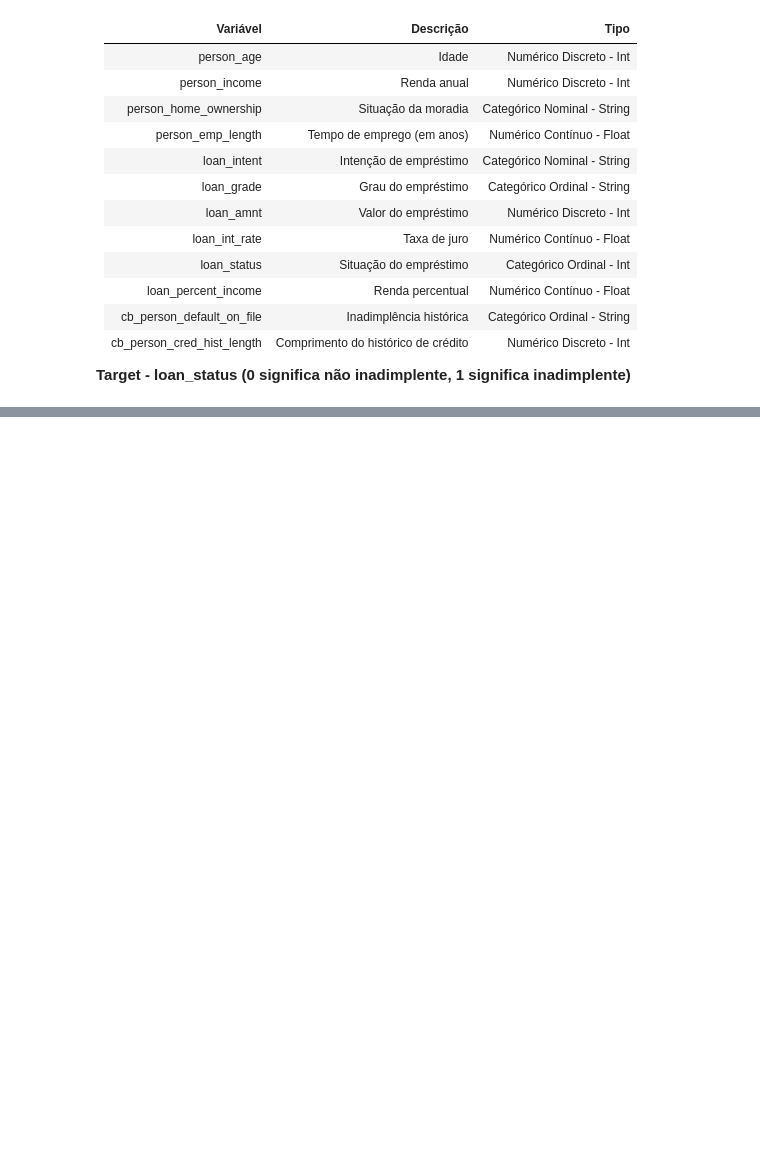
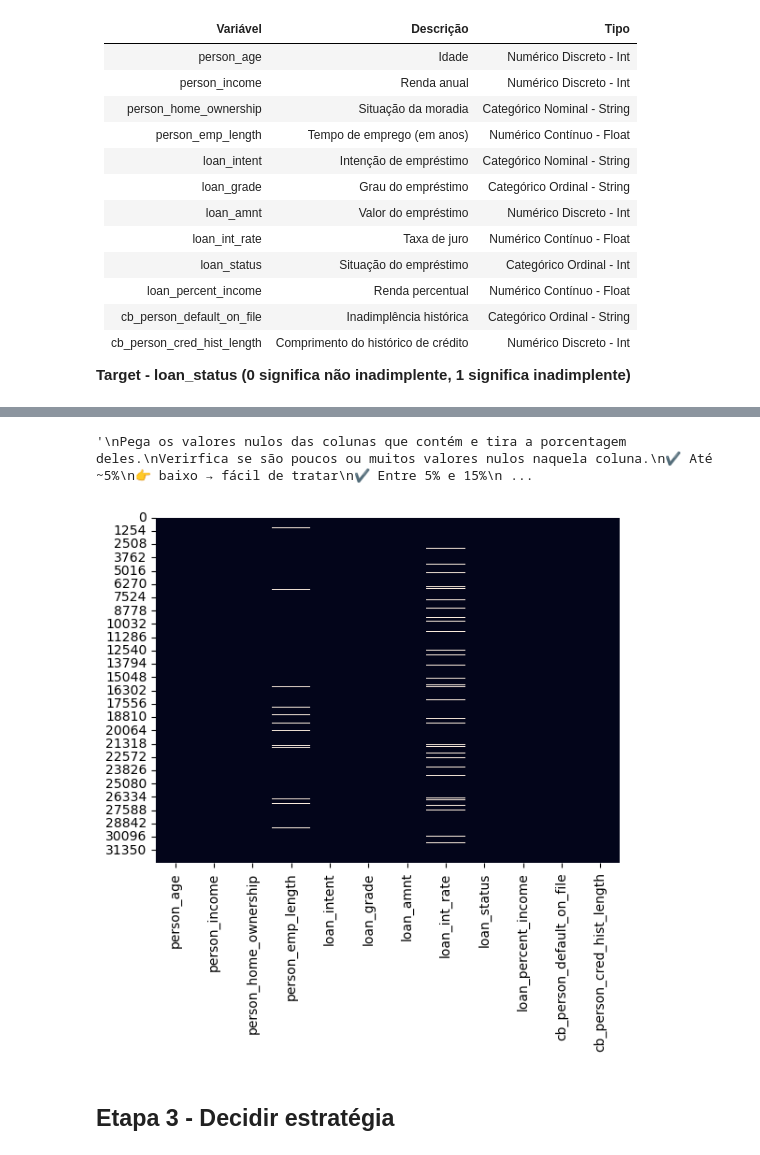
Before and after one commit to Joao-gui/ChatbotCredito, a Jupyter notebook: notebooks/01_eda.ipynb, the cells around one changed output, grey strips where cells are left out. Drawn from its saved outputs; the diff is of its cells as text; code cells hidden in the pictures; blank space fills up the shorter version.

```diff
--- a/notebooks/01_eda.ipynb
+++ b/notebooks/01_eda.ipynb
@@ -204,0 +126,23 @@ Name: count, dtype: int64
+# %%
+# 2 - Percentual de nulos
+(df.isna().sum() / len(df)) * 100
+
+'''
+Pega os valores nulos das colunas que contém e tira a porcentagem deles.
+Verirfica se são poucos ou muitos valores nulos naquela coluna.
+✔️ Até ~5%
+👉 baixo → fácil de tratar
+✔️ Entre 5% e 15%
+👉 moderado → precisa pensar melhor
+❌ >30%
+👉 problemático
+'''
+# %% [output]
+'\nPega os valores nulos das colunas que contém e tira a porcentagem deles.\nVerirfica se são poucos ou muitos valores nulos naquela coluna.\n✔️ Até ~5%\n👉 baixo → fácil de tratar\n✔️ Entre 5% e 15%\n ...
+# %%
+sns.heatmap(df.isna(), cbar=False)
+plt.show()
+# %% [output]
+[figure, added]
+# %% [markdown]
+## Etapa 3 - Decidir estratégia
```
Also changed, not shown: parts of 56 cells of this notebook, 11 other files.
